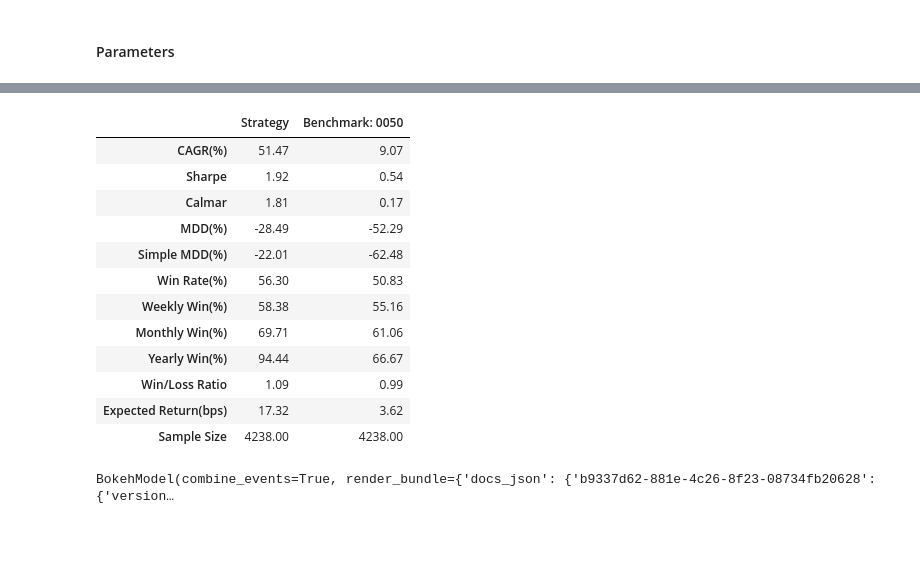
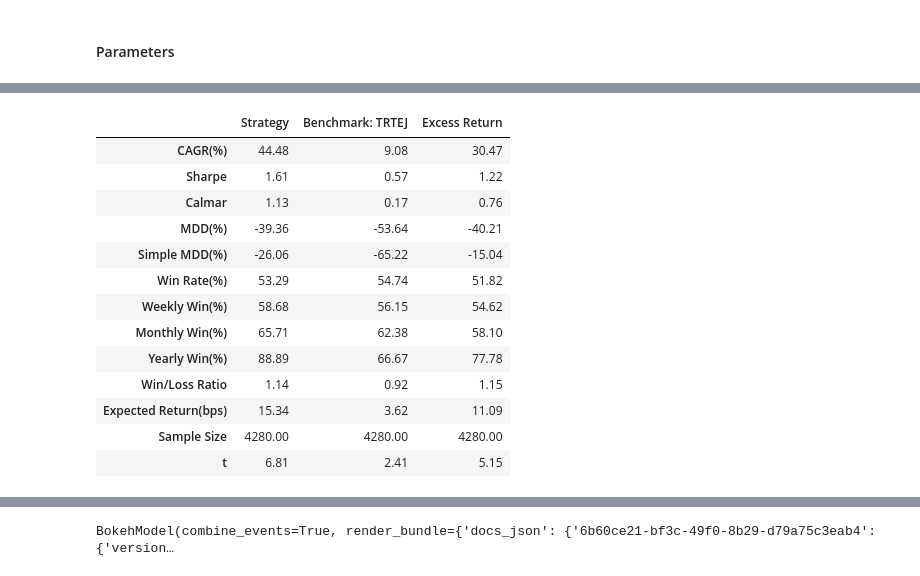
Before and after one commit to DeepLeek-quant/tw-3-factor, a Jupyter notebook: main.ipynb, the cells around one changed output, grey strips where cells are left out. Drawn from its saved outputs; the diff is of its cells as text; code cells hidden in the pictures; blank space fills up the shorter version.

```diff
--- a/main.ipynb
+++ b/main.ipynb
@@ -395,29 +179,31 @@ Databank().update_processed_data(tej_dataset=d)
 # %%
-close = db['收盤價']
-
-improved_tw3factor2 = backtesting(
-   get_rank(ROE_Y+MCAP_TO_REV+FIP, universe=(close>=close.rolling(20).mean()))>=0.99,
-   rebalance='MR',
-   start='2008',
+close = data['收盤價']
+TW3F = (ROE_Y+MCAP_TO_REV+FIP).to_rank(universe=(close>=close.rolling(60).mean()))
+tw3f_report3 = backtesting(
+   TW3F>=0.99, # 等權三因子
+   rebalance='QR',
+   start=2008,
+   report=True,
 )
 # %% [output]
+|  | Strategy | Benchmark: TRTEJ | Excess Return |
+| CAGR(%) | 44.48 | 9.08 | 30.47 |
+| Sharpe | 1.61 | 0.57 | 1.22 |
+| Calmar | 1.13 | 0.17 | 0.76 |
+| MDD(%) | -39.36 | -53.64 | -40.21 |
+| Simple MDD(%) | -26.06 | -65.22 | -15.04 |
+| Win Rate(%) | 53.29 | 54.74 | 51.82 |
+| Weekly Win(%) | 58.68 | 56.15 | 54.62 |
+| Monthly Win(%) | 65.71 | 62.38 | 58.10 |
+| Yearly Win(%) | 88.89 | 66.67 | 77.78 |
+| Win/Loss Ratio | 1.14 | 0.92 | 1.15 |
+| Expected Return(bps) | 15.34 | 3.62 | 11.09 |
+| Sample Size | 4280.00 | 4280.00 | 4280.00 |
+| t | 6.81 | 2.41 | 5.15 |
 [interactive output not drawn]
 [interactive output not drawn]
 [interactive output not drawn]
-|  | Strategy | Benchmark: 0050 |
-| CAGR(%) | 51.47 | 9.07 |
-| Sharpe | 1.92 | 0.54 |
-| Calmar | 1.81 | 0.17 |
-| MDD(%) | -28.49 | -52.29 |
-| Simple MDD(%) | -22.01 | -62.48 |
-| Win Rate(%) | 56.30 | 50.83 |
-| Weekly Win(%) | 58.38 | 55.16 |
-| Monthly Win(%) | 69.71 | 61.06 |
-| Yearly Win(%) | 94.44 | 66.67 |
-| Win/Loss Ratio | 1.09 | 0.99 |
-| Expected Return(bps) | 17.32 | 3.62 |
-| Sample Size | 4238.00 | 4238.00 |
-# %%
-improved_tw3factor2.report
-# %% [output]
-BokehModel(combine_events=True, render_bundle={'docs_json': {'b9337d62-881e-4c26-8f23-08734fb20628': {'version…
+# %%
+tw3f_report3.tabs
+# %% [output]
+BokehModel(combine_events=True, render_bundle={'docs_json': {'6b60ce21-bf3c-49f0-8b29-d79a75c3eab4': {'version…
```
Also changed, not shown: parts of 18 cells of this notebook, 16 other files.
